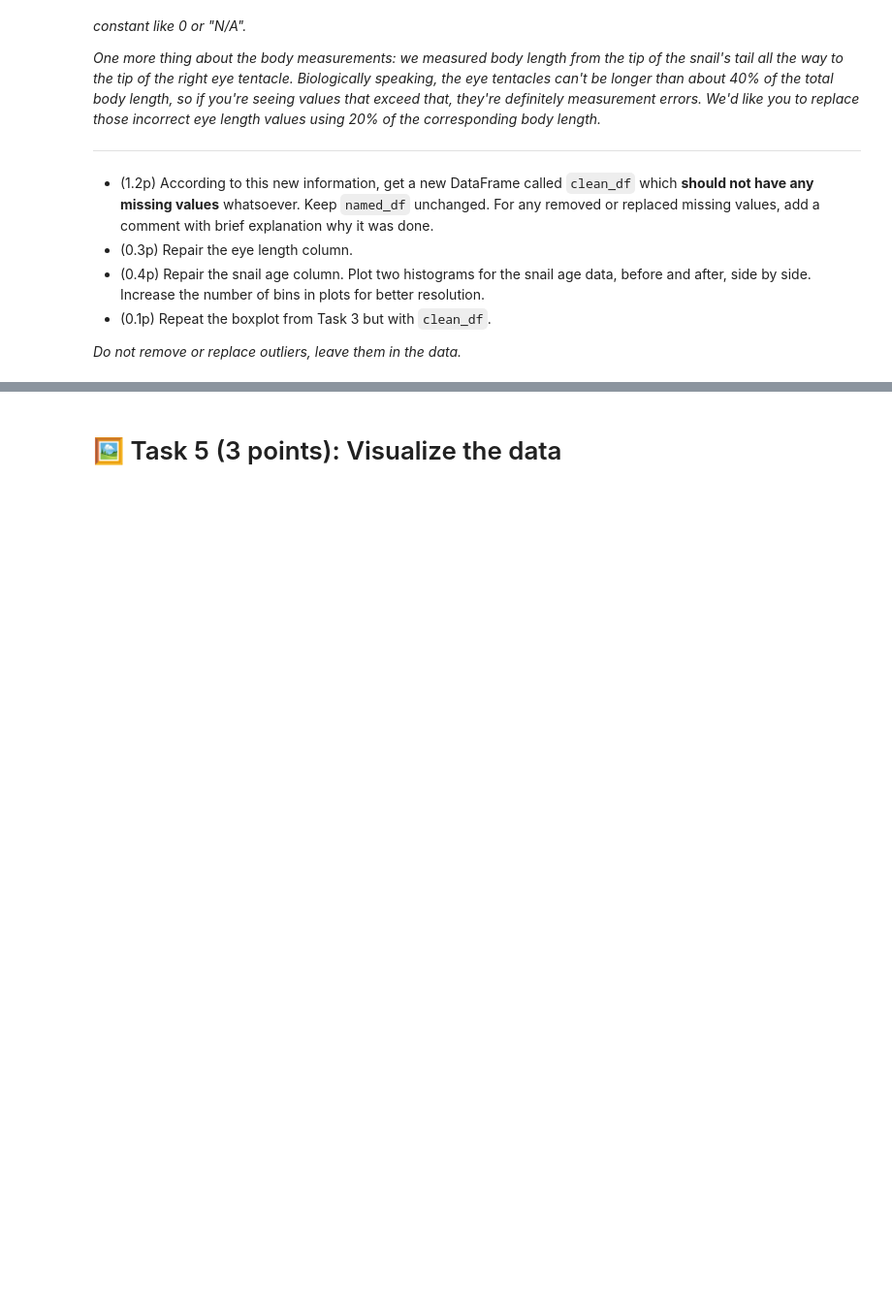
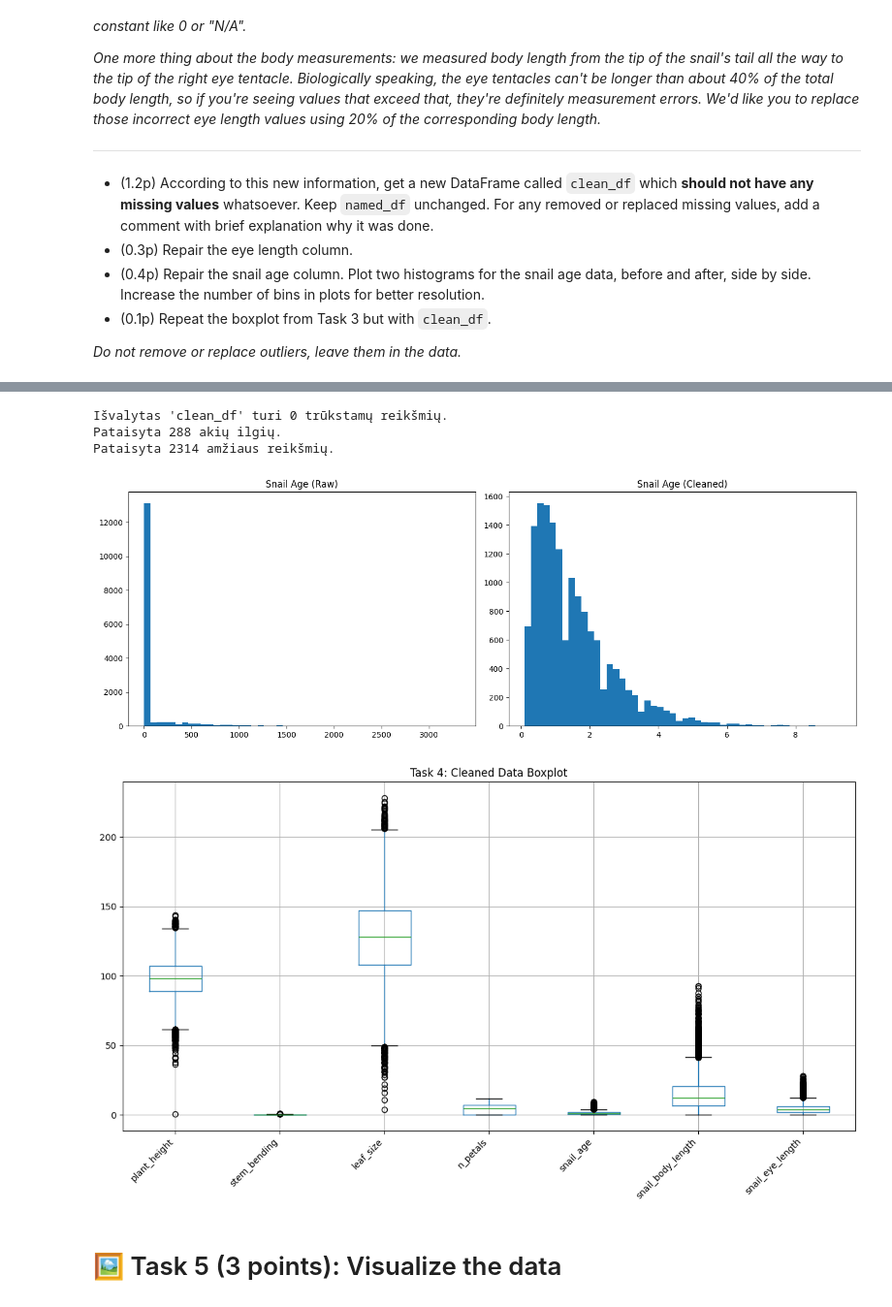
Before and after one commit to Danielius162/Molekulines_kursas, a Jupyter notebook: Namų darbai/Homework3 (1).ipynb, the cells around one changed output, grey strips where cells are left out. Shown at 97% size. Drawn from its saved outputs; the diff is of its cells as text; code cells hidden in the pictures; blank space fills up the shorter version.

```diff
--- a/Namų darbai/Homework3 (1).ipynb
+++ b/Namų darbai/Homework3 (1).ipynb
@@ -449,3 +245,50 @@ Rodomos 'snail_age' histogramos (prieš ir po valymo):
+# %%
+if 'named_df' in locals() and not named_df.empty:
+    clean_df = named_df.copy()
+
+    # 1. Šaliname eilutes
+    cols_to_drop = ['stem_bending', 'leaf_size', 'snail_age', 'snail_body_length', 'snail_eye_length']
+    clean_df = clean_df.dropna(subset=cols_to_drop)
+
+    # 2. Pildome 'N/A'
+    cols_to_fill = ['flower_radius', 'petal_size', 'petal_color']
+    clean_df[cols_to_fill] = clean_df[cols_to_fill].fillna('N/A')
+
+    print(f"Išvalytas 'clean_df' turi {clean_df.isnull().sum().sum()} trūkstamų reikšmių.")
+
+    # 3. Taisome akies ilgį
+    max_eye = 0.4 * clean_df['snail_body_length']
+    bad_eye = clean_df['snail_eye_length'] > max_eye
+    clean_df.loc[bad_eye, 'snail_eye_length'] = 0.2 * clean_df.loc[bad_eye, 'snail_body_length']
+    print(f"Pataisyta {bad_eye.sum()} akių ilgių.")
+
+    # 4. Taisome sraigės amžių
+    bad_age = clean_df['snail_age'] > 20
+    clean_df.loc[bad_age, 'snail_age'] = clean_df.loc[bad_age, 'snail_age'] / 365
+    print(f"Pataisyta {bad_age.sum()} amžiaus reikšmių.")
+
+    # Histogramos
+    fig, (ax1, ax2) = plt.subplots(1, 2, figsize=(14, 5))
+    ax1.hist(named_df['snail_age'].dropna(), bins=50); ax1.set_title("Snail Age (Raw)")
+    ax2.hist(clean_df['snail_age'], bins=50); ax2.set_title("Snail Age (Cleaned)")
+    plt.tight_layout()
+    plt.show()
+
+    # Boxplot (švarus)
+    numeric_cols_clean = clean_df.select_dtypes(include=[np.number]).columns
+    if not numeric_cols_clean.empty:
+        plt.figure(figsize=(12, 7))
+        clean_df.boxplot(column=list(numeric_cols_clean))
+        plt.title("Task 4: Cleaned Data Boxplot")
+        plt.xticks(rotation=45, ha="right")
+        plt.tight_layout()
+        plt.show()
+# %% [output]
+Išvalytas 'clean_df' turi 0 trūkstamų reikšmių.
+Pataisyta 288 akių ilgių.
+Pataisyta 2314 amžiaus reikšmių.
+[figure, added]
+[figure, added]
 # %%
 assert list(named_df.columns) == list(clean_df.columns)
 assert len(named_df) > len(clean_df)
```
Also changed, not shown: parts of 6 cells of this notebook.
